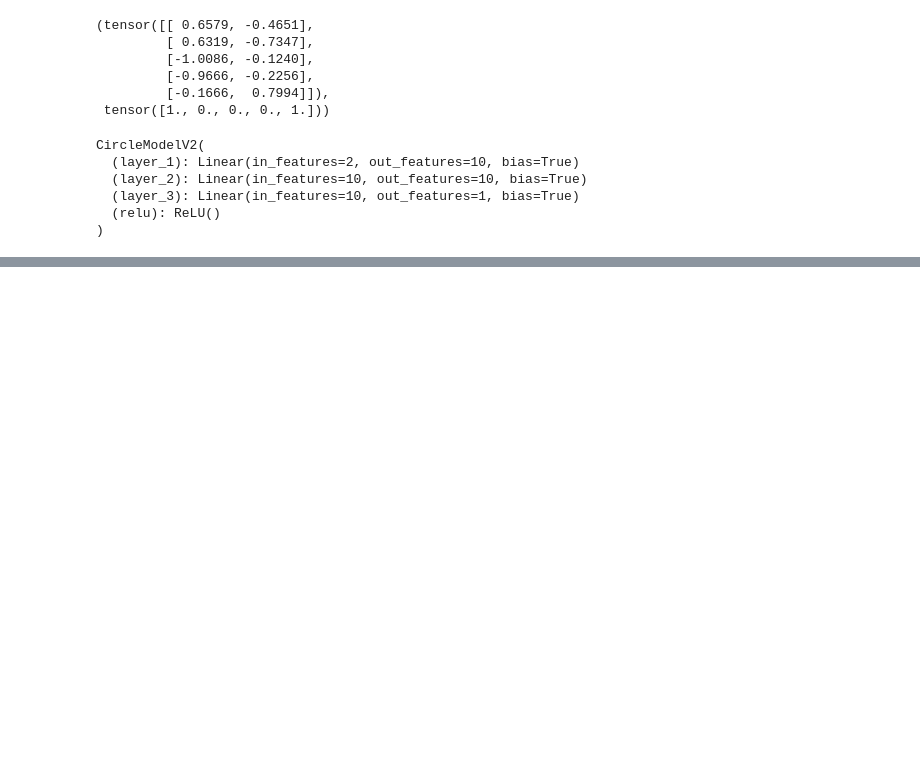
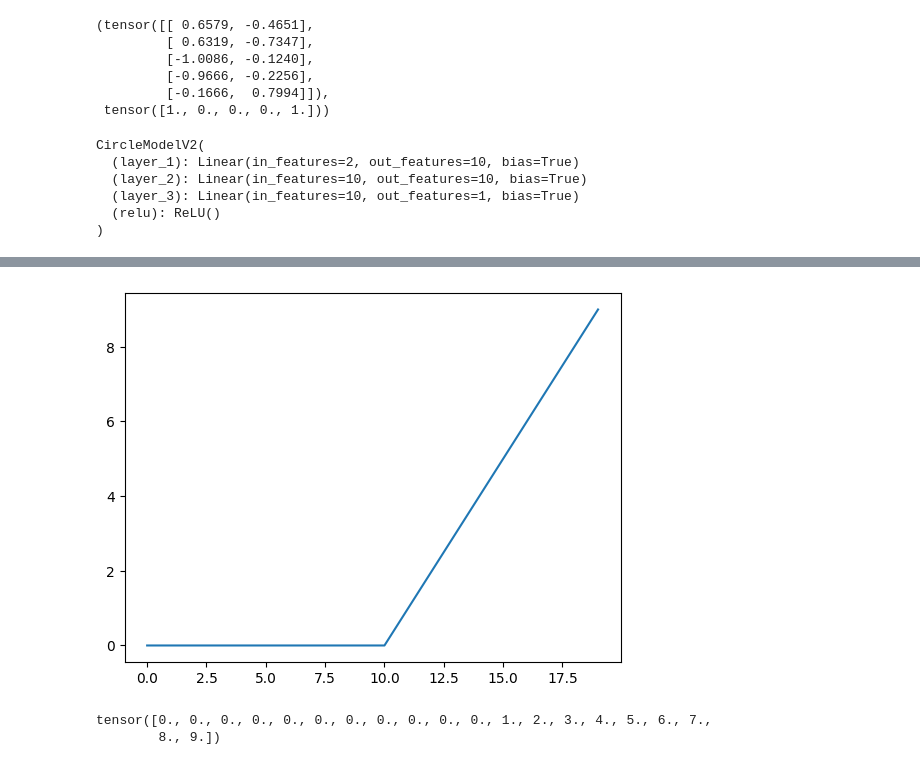
Before and after one commit to branchwag/pytorchin, a Jupyter notebook: 02_NN_classification_with_pytorch.ipynb, the cells around one changed output, grey strips where cells are left out. Drawn from its saved outputs; the diff is of its cells as text; code cells hidden in the pictures; blank space fills up the shorter version.

```diff
--- a/02_NN_classification_with_pytorch.ipynb
+++ b/02_NN_classification_with_pytorch.ipynb
@@ -748,0 +766,4 @@ plot_decision_boundary(model_3, X_test, y_test)
+# %%
+plt.plot(torch.relu(A));
+# %% [output]
+[figure, added]
@@ -748,0 +773,5 @@ plot_decision_boundary(model_3, X_test, y_test)
+# %%
+relu(A)
+# %% [output]
+tensor([0., 0., 0., 0., 0., 0., 0., 0., 0., 0., 0., 1., 2., 3., 4., 5., 6., 7.,
+        8., 9.])
```
Also changed, not shown: parts of 28 cells of this notebook.
